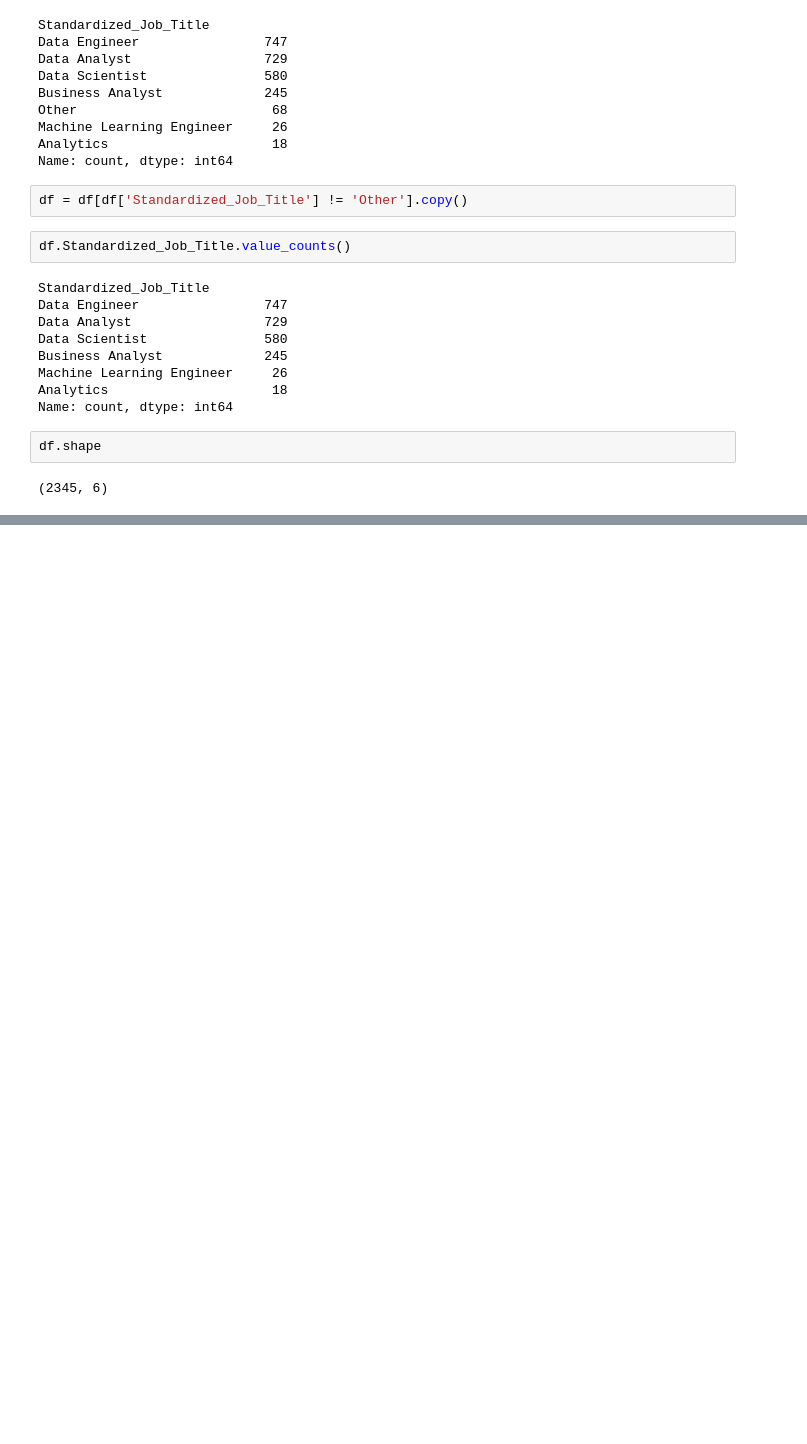
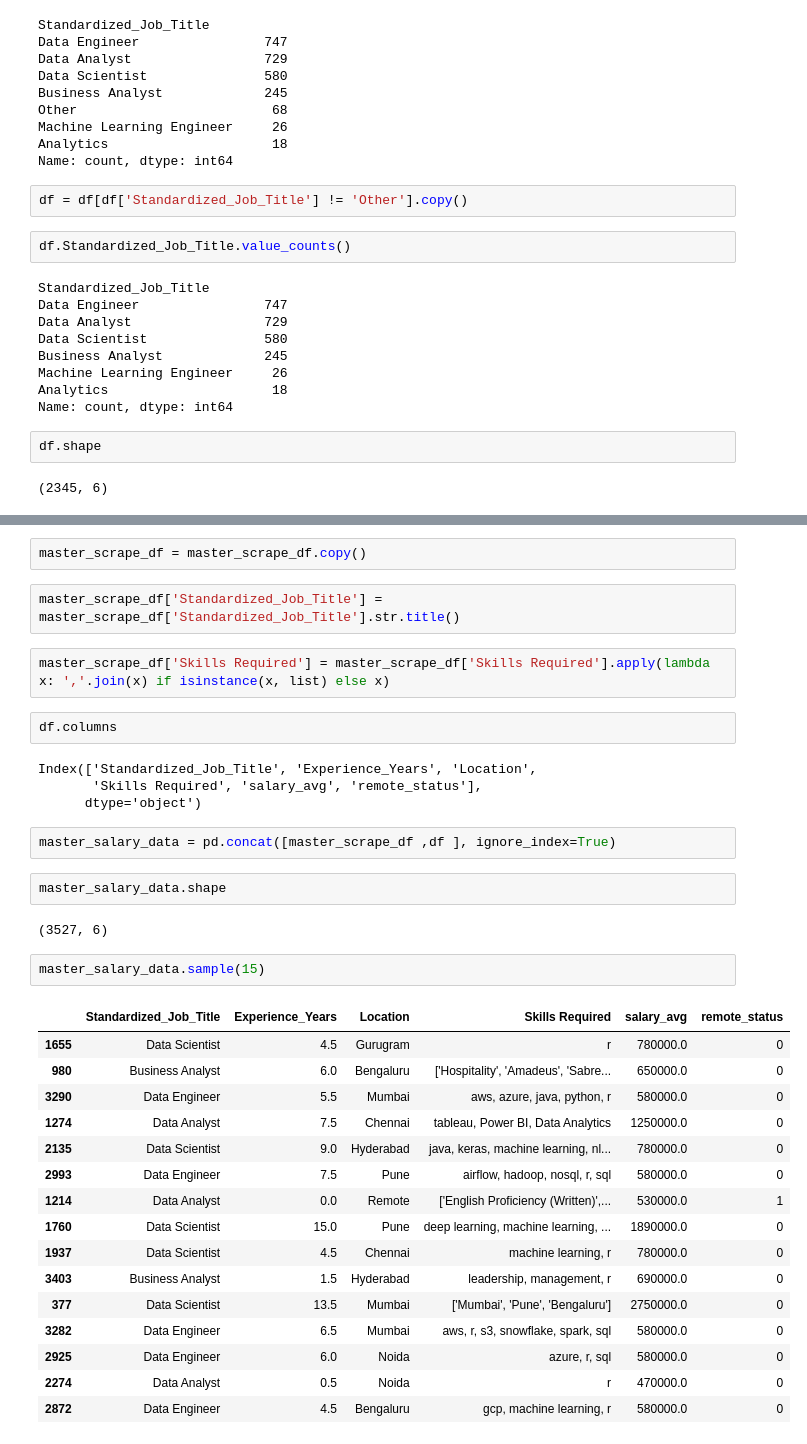
Before and after one commit to Prathamesh-14-a/AI-Career-Coach, a Jupyter notebook: notebooks(testing)/salary_data_collection.ipynb, the cells around one changed output, grey strips where cells are left out. Cells and saved outputs as stored; diff of their text form; blank space fills up the shorter version.

Commit message:
salary_data collected from various sources and scrapping

```diff
--- a/notebooks(testing)/salary_data_collection.ipynb
+++ b/notebooks(testing)/salary_data_collection.ipynb
@@ -1013,0 +763,37 @@ memory usage: 63.4+ KB
+# %%
+master_scrape_df = master_scrape_df.copy()
+# %%
+master_scrape_df['Standardized_Job_Title'] = master_scrape_df['Standardized_Job_Title'].str.title()
+# %%
+master_scrape_df['Skills Required'] = master_scrape_df['Skills Required'].apply(lambda x: ','.join(x) if isinstance(x, list) else x)
+# %%
+df.columns
+# %% [output]
+Index(['Standardized_Job_Title', 'Experience_Years', 'Location',
+       'Skills Required', 'salary_avg', 'remote_status'],
+      dtype='object')
+# %%
+master_salary_data = pd.concat([master_scrape_df ,df ], ignore_index=True)
+# %%
+master_salary_data.shape
+# %% [output]
+(3527, 6)
+# %%
+master_salary_data.sample(15)
+# %% [output]
+|  | Standardized_Job_Title | Experience_Years | Location | Skills Required | salary_avg | remote_status |
+| 1655 | Data Scientist | 4.5 | Gurugram | r | 780000.0 | 0 |
+| 980 | Business Analyst | 6.0 | Bengaluru | ['Hospitality', 'Amadeus', 'Sabre... | 650000.0 | 0 |
+| 3290 | Data Engineer | 5.5 | Mumbai | aws, azure, java, python, r | 580000.0 | 0 |
+| 1274 | Data Analyst | 7.5 | Chennai | tableau, Power BI, Data Analytics | 1250000.0 | 0 |
+| 2135 | Data Scientist | 9.0 | Hyderabad | java, keras, machine learning, nl... | 780000.0 | 0 |
+| 2993 | Data Engineer | 7.5 | Pune | airflow, hadoop, nosql, r, sql | 580000.0 | 0 |
+| 1214 | Data Analyst | 0.0 | Remote | ['English Proficiency (Written)',... | 530000.0 | 1 |
+| 1760 | Data Scientist | 15.0 | Pune | deep learning, machine learning, ... | 1890000.0 | 0 |
+| 1937 | Data Scientist | 4.5 | Chennai | machine learning, r | 780000.0 | 0 |
+| 3403 | Business Analyst | 1.5 | Hyderabad | leadership, management, r | 690000.0 | 0 |
+| 377 | Data Scientist | 13.5 | Mumbai | ['Mumbai', 'Pune', 'Bengaluru'] | 2750000.0 | 0 |
+| 3282 | Data Engineer | 6.5 | Mumbai | aws, r, s3, snowflake, spark, sql | 580000.0 | 0 |
+| 2925 | Data Engineer | 6.0 | Noida | azure, r, sql | 580000.0 | 0 |
+| 2274 | Data Analyst | 0.5 | Noida | r | 470000.0 | 0 |
+| 2872 | Data Engineer | 4.5 | Bengaluru | gcp, machine learning, r | 580000.0 | 0 |
```
Also changed, not shown: parts of 74 cells of this notebook, 3 other files.
